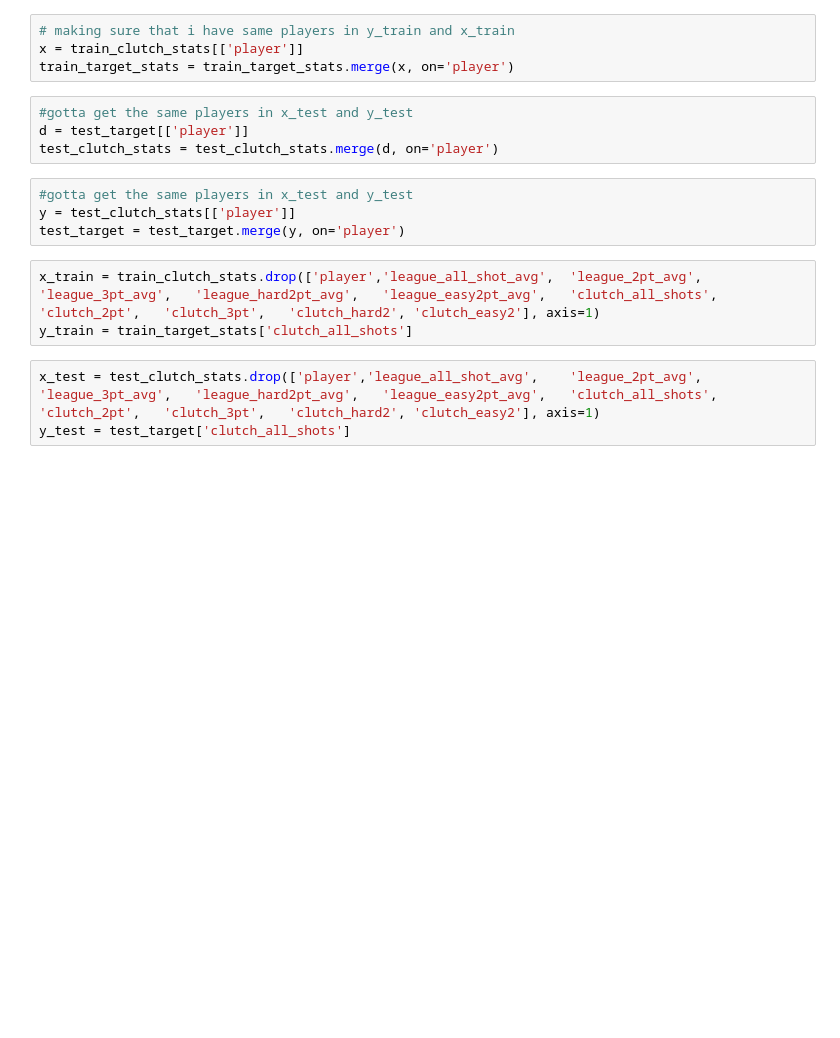
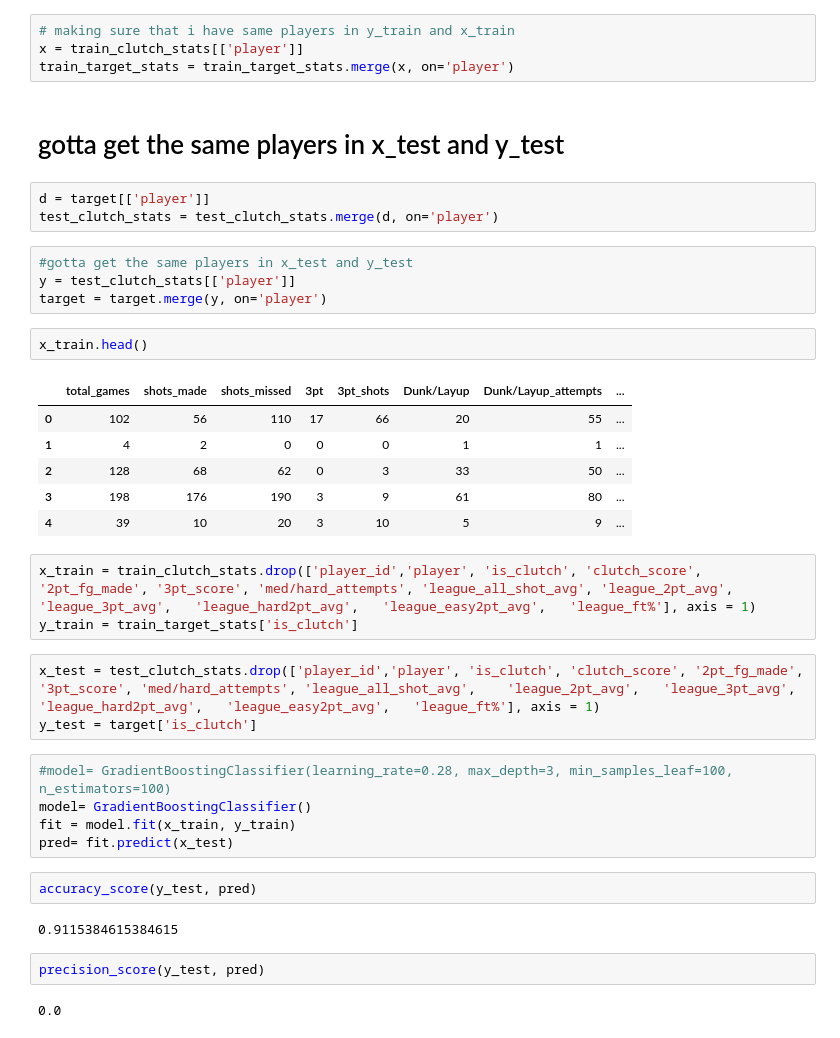
Before and after one commit to deepakchandi/clutch-baller, a Jupyter notebook: Testing.ipynb, the cells around one changed output. Cells and saved outputs as stored; diff of their text form; blank space fills up the shorter version.

Commit message:
model testing

```diff
--- a/Testing.ipynb
+++ b/Testing.ipynb
@@ -188,17 +228,40 @@ train_clutch_stats = train_clutch_stats.merge(players, on='player')
 # making sure that i have same players in y_train and x_train
 x = train_clutch_stats[['player']]
 train_target_stats = train_target_stats.merge(x, on='player')
+# %% [markdown]
+# gotta get the same players in x_test and y_test
+# %%
+d = target[['player']]
+test_clutch_stats = test_clutch_stats.merge(d, on='player')
 # %%
 #gotta get the same players in x_test and y_test
-d = test_target[['player']]
-test_clutch_stats = test_clutch_stats.merge(d, on='player')
+y = test_clutch_stats[['player']]
+target = target.merge(y, on='player')
-# %%
-#gotta get the same players in x_test and y_test
-y = test_clutch_stats[['player']]
-test_target = test_target.merge(y, on='player')
+# %%
+x_train.head()
+# %% [output]
+|  | total_games | shots_made | shots_missed | 3pt | 3pt_shots | Dunk/Layup | Dunk/Layup_attempts | ... |
+| 0 | 102 | 56 | 110 | 17 | 66 | 20 | 55 | ... |
+| 1 | 4 | 2 | 0 | 0 | 0 | 1 | 1 | ... |
+| 2 | 128 | 68 | 62 | 0 | 3 | 33 | 50 | ... |
+| 3 | 198 | 176 | 190 | 3 | 9 | 61 | 80 | ... |
+| 4 | 39 | 10 | 20 | 3 | 10 | 5 | 9 | ... |
 # %%
-x_train = train_clutch_stats.drop(['player','league_all_shot_avg',	'league_2pt_avg',	'league_3pt_avg',	'league_hard2pt_avg',	'league_easy2pt_avg',	'clutch_all_shots',	'clutch_2pt',	'clutch_3pt',	'clutch_hard2',	'clutch_easy2'], axis=1)
-y_train = train_target_stats['clutch_all_shots']
+x_train = train_clutch_stats.drop(['player_id','player', 'is_clutch', 'clutch_score', '2pt_fg_made', '3pt_score', 'med/hard_attempts', 'league_all_shot_avg',	'league_2pt_avg',	'league_3pt_avg',	'league_hard2pt_avg',	'league_easy2pt_avg',	'league_ft%'], axis = 1)
+y_train = train_target_stats['is_clutch']
 # %%
-x_test = test_clutch_stats.drop(['player','league_all_shot_avg',	'league_2pt_avg',	'league_3pt_avg',	'league_hard2pt_avg',	'league_easy2pt_avg',	'clutch_all_shots',	'clutch_2pt',	'clutch_3pt',	'clutch_hard2',	'clutch_easy2'], axis=1)
-y_test = test_target['clutch_all_shots']
+x_test = test_clutch_stats.drop(['player_id','player', 'is_clutch', 'clutch_score', '2pt_fg_made', '3pt_score', 'med/hard_attempts', 'league_all_shot_avg',	'league_2pt_avg',	'league_3pt_avg',	'league_hard2pt_avg',	'league_easy2pt_avg',	'league_ft%'], axis = 1)
+y_test = target['is_clutch']
+# %%
+#model= GradientBoostingClassifier(learning_rate=0.28, max_depth=3, min_samples_leaf=100, n_estimators=100)
+model= GradientBoostingClassifier()
+fit = model.fit(x_train, y_train)
+pred= fit.predict(x_test)
+# %%
+accuracy_score(y_test, pred)
+# %% [output]
+0.9115384615384615
+# %%
+precision_score(y_test, pred)
+# %% [output]
+0.0
```
Also changed, not shown: parts of 111 cells of this notebook, 2 other files.
